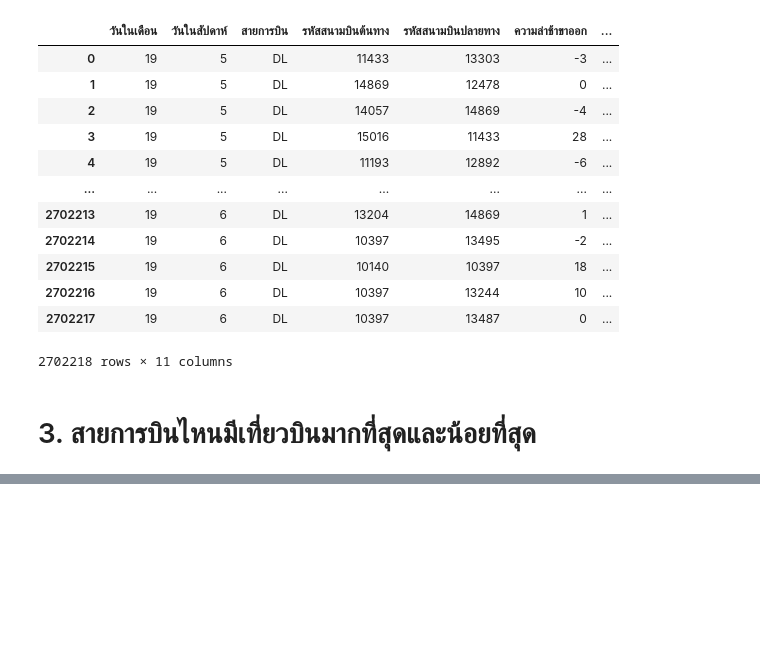
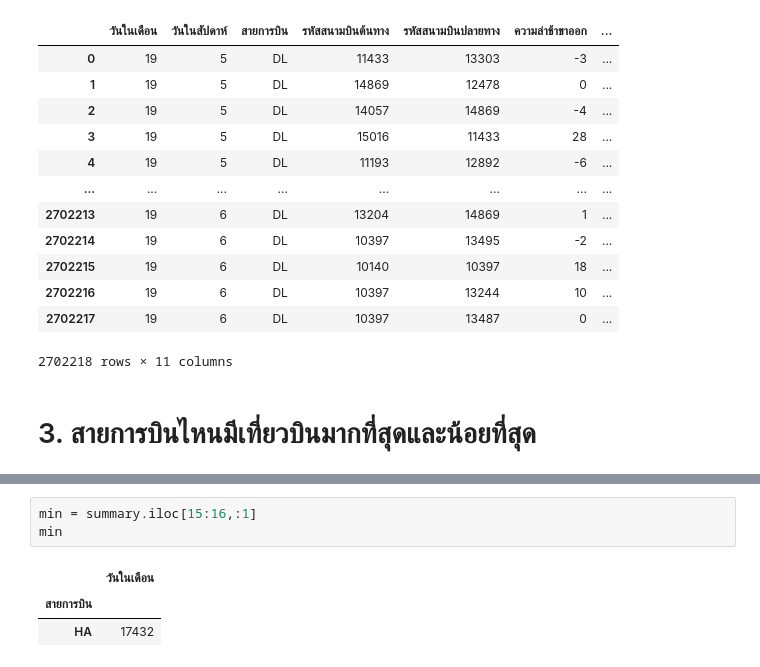
Before and after one commit to sitthatkaja/DWDM21, a Jupyter notebook: MiniExam.ipynb, the cells around one changed output, grey strips where cells are left out. Drawn from its saved outputs; the diff is of its cells as text; blank space fills up the shorter version.

```diff
--- a/MiniExam.ipynb
+++ b/MiniExam.ipynb
@@ -91,0 +142,7 @@ merged_data
+# %%
+min = summary.iloc[15:16,:1]
+min
+# %% [output]
+|  | วันในเดือน |
+| สายการบิน |  |
+| HA | 17432 |
```
Also changed, not shown: parts of 3 cells of this notebook.
